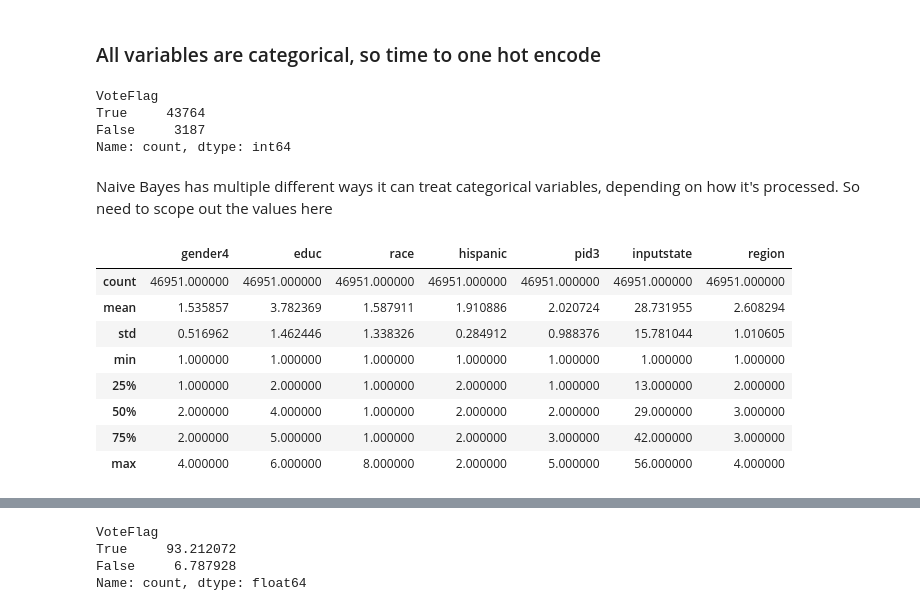
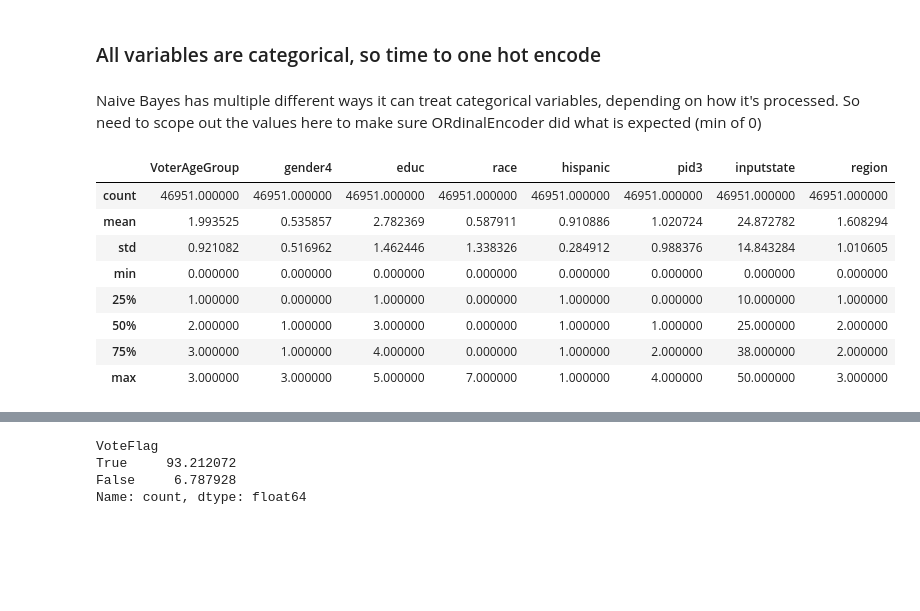
Before and after one commit to agtrinidad/s26-hnz-voter-predictors, a Jupyter notebook: g17_gavin_workspace.ipynb, the cells around one changed output, grey strips where cells are left out. Drawn from its saved outputs; the diff is of its cells as text; code cells hidden in the pictures; blank space fills up the shorter version.

```diff
--- a/g17_gavin_workspace.ipynb
+++ b/g17_gavin_workspace.ipynb
@@ -935,13 +1040,5 @@ for i in Voting_df.columns:
 # Naive Model Selection
 Voting_df['VoterAge'] = 2024 - Voting_df['birthyr'] #Voter Age
 
-naive_features = [
-    #'VoterAge',
-    'gender4',
-    'educ',
-    'race',
-    'hispanic',
-    'pid3', # Party ID
-    'inputstate',
-    'region'
-]
+# Given naive assumes categorical, make age buckets for modeling
+Voting_df['VoterAgeGroup'] = pd.cut(Voting_df['VoterAge'], bins=[17, 29, 44, 64, 100], labels=['18-29', '30-44', '45-64', '65+'])
@@ -1095,3 +1045,14 @@ full_features = [
+# %%
+naive_features = [
+    'VoterAgeGroup',
+    'gender4',
+    'educ',
+    'race',
+    'hispanic',
+    'pid3', # Party ID
+    'inputstate',
+    'region'
+]
 # %%
 
 # Get a basic idea of the naive dataset.
@@ -1151,23 +1113,26 @@ Y = naive_df['VoteFlag']
 
 # Check if Y is as expected
 Y.value_counts()
+
+
+# Pd_cut made age buckets, but need to encode
+enc = OrdinalEncoder()
+#
+enc.set_output(transform="pandas")
+
+X_encoded = enc.fit_transform(X)
-# %% [output]
-VoteFlag
-True     43764
-False     3187
-Name: count, dtype: int64
 # %% [markdown]
-Naive Bayes has multiple different ways it can treat categorical variables, depending on how it's processed. So need to scope out the values here
+Naive Bayes has multiple different ways it can treat categorical variables, depending on how it's processed. So need to scope out the values here to make sure ORdinalEncoder did what is expected (min of 0)
 # %%
 # Understand value range
-X.describe()
+X_encoded.describe()
 # %% [output]
-|  | gender4 | educ | race | hispanic | pid3 | inputstate | region |
-| count | 46951.000000 | 46951.000000 | 46951.000000 | 46951.000000 | 46951.000000 | 46951.000000 | 46951.000000 |
-| mean | 1.535857 | 3.782369 | 1.587911 | 1.910886 | 2.020724 | 28.731955 | 2.608294 |
-| std | 0.516962 | 1.462446 | 1.338326 | 0.284912 | 0.988376 | 15.781044 | 1.010605 |
-| min | 1.000000 | 1.000000 | 1.000000 | 1.000000 | 1.000000 | 1.000000 | 1.000000 |
-| 25% | 1.000000 | 2.000000 | 1.000000 | 2.000000 | 1.000000 | 13.000000 | 2.000000 |
-| 50% | 2.000000 | 4.000000 | 1.000000 | 2.000000 | 2.000000 | 29.000000 | 3.000000 |
-| 75% | 2.000000 | 5.000000 | 1.000000 | 2.000000 | 3.000000 | 42.000000 | 3.000000 |
-| max | 4.000000 | 6.000000 | 8.000000 | 2.000000 | 5.000000 | 56.000000 | 4.000000 |
+|  | VoterAgeGroup | gender4 | educ | race | hispanic | pid3 | inputstate | region |
+| count | 46951.000000 | 46951.000000 | 46951.000000 | 46951.000000 | 46951.000000 | 46951.000000 | 46951.000000 | 46951.000000 |
+| mean | 1.993525 | 0.535857 | 2.782369 | 0.587911 | 0.910886 | 1.020724 | 24.872782 | 1.608294 |
+| std | 0.921082 | 0.516962 | 1.462446 | 1.338326 | 0.284912 | 0.988376 | 14.843284 | 1.010605 |
+| min | 0.000000 | 0.000000 | 0.000000 | 0.000000 | 0.000000 | 0.000000 | 0.000000 | 0.000000 |
+| 25% | 1.000000 | 0.000000 | 1.000000 | 0.000000 | 1.000000 | 0.000000 | 10.000000 | 1.000000 |
+| 50% | 2.000000 | 1.000000 | 3.000000 | 0.000000 | 1.000000 | 1.000000 | 25.000000 | 2.000000 |
+| 75% | 3.000000 | 1.000000 | 4.000000 | 0.000000 | 1.000000 | 2.000000 | 38.000000 | 2.000000 |
+| max | 3.000000 | 3.000000 | 5.000000 | 7.000000 | 1.000000 | 4.000000 | 50.000000 | 3.000000 |
```
Also changed, not shown: parts of 33 cells of this notebook.
